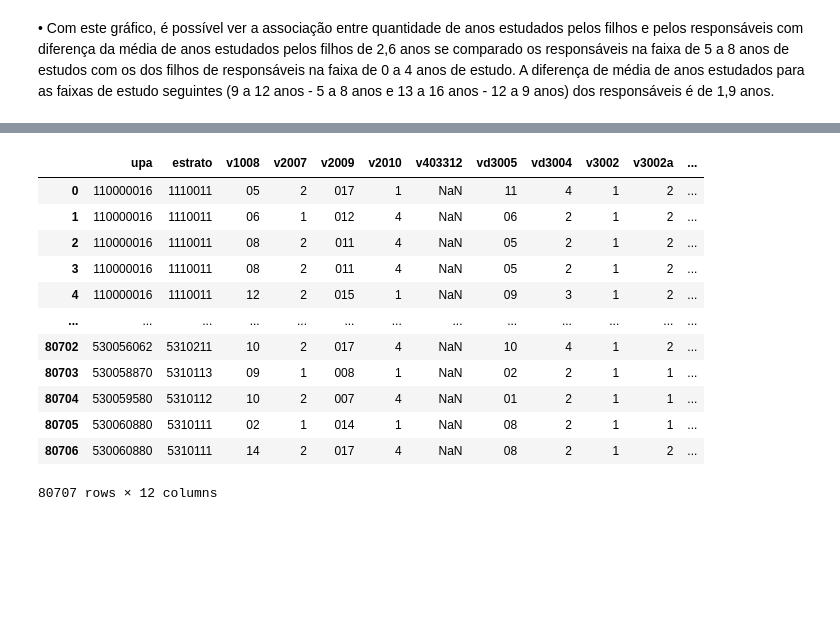
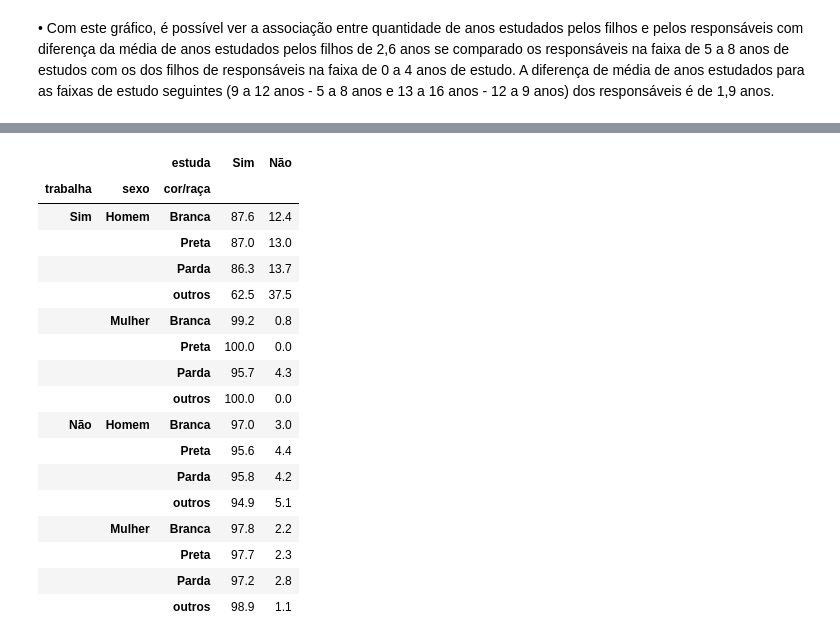
Before and after one commit to GCPeppe/analise-PNAD-educacao, a Jupyter notebook: PNAD2.ipynb, the cells around one changed output, grey strips where cells are left out. Drawn from its saved outputs; the diff is of its cells as text; code cells hidden in the pictures; blank space fills up the shorter version.

Commit message:
"exclusão escolar cruzando 3 variáveis"

```diff
--- a/PNAD2.ipynb
+++ b/PNAD2.ipynb
@@ -46,5 +46,5 @@ del pnad2
 # %%
-with zipfile.ZipFile(f'C:/DATASETS/IBGE/PNAD/Dicionario_e_input_20220224.zip') as z:
+with ZipFile(f'C:/DATASETS/IBGE/PNAD/Dicionario_e_input_20220224.zip') as z:
         df_dict = pd.read_excel(z.open(z.namelist()[0]), header=None,
                               skiprows=4, dtype='string').dropna(how='all')[[0, 1, 2, 4, 5, 6]]
 
@@ -151,12 +153,14 @@ variaveis = ['upa','estrato','v1008', 'v2007', 'v2009', 'v2010', 'v403312','vd30
 idadeEscolar = pnad[
                         ((pnad['v2009'].astype(int)>3)&(pnad['v2009'].astype(int)<18))&
                         ((pnad['v2005']=='04')|(pnad['v2005']=='05'))&
-                        (pnad['vd3004'].dropna().astype(int)<5)
+                        (pnad['vd3004'].dropna().astype(int)<5)&
+                        (pnad['v2010']!='9')
                                                                         ][variaveis]
 idadeEscolar.reset_index(drop=True, inplace=True)
 # %%
-idadeEscolar['trabalha'] = [1 if (x[0]=='1' or x[1]=='1') else '2' if (x[0]=='2' or x[1]=='2') else np.nan
- for x in zip(idadeEscolar['v4001'], idadeEscolar['v4002'])]
+idadeEscolar['v2010'] = ['outros' if x=='3' or x=='5' else x for x in idadeEscolar['v2010']]
+idadeEscolar['trabalha'] = ['1' if (x[0]=='1' or x[1]=='1') else '2' if (x[0]=='2' or x[1]=='2') else np.nan
+                                                 for x in zip(idadeEscolar['v4001'], idadeEscolar['v4002'])]
 idadeEscolar.drop(['v4001', 'v4002'], axis=1, inplace=True)
 # %%
 idadeEscolar[idadeEscolar['v3002']=='2'].shape[0] / idadeEscolar.shape[0]
@@ -165,16 +169,30 @@ idadeEscolar[idadeEscolar['v3002']=='2'].shape[0] / idadeEscolar.shape[0]
 # %%
-idadeEscolar
+tabelaContingencia = pd.crosstab(idadeEscolar[idadeEscolar['v2009'].astype(int)>13]['v3002'].rename('estuda'),
+            [idadeEscolar[idadeEscolar['v2009'].astype(int)>13]['trabalha'].rename(cat_dict(idadeEscolar, 'v3002')),
+             idadeEscolar[idadeEscolar['v2009'].astype(int)>13]['v2007'].rename('sexo'),
+             idadeEscolar[idadeEscolar['v2009'].astype(int)>13]['v2010'].rename('cor/raça')], normalize='columns')\
+                                                                .rename(cat_dict(idadeEscolar, 'v2007'), axis=1, level=1)\
+                                                                .rename(cat_dict(idadeEscolar, 'v4001'), axis=1, level=0)\
+                                                                .rename(cat_dict(idadeEscolar, 'v2010'), axis=1, level=2)\
+                                                                .rename(cat_dict(idadeEscolar, 'v4001'))
-# %% [output]
-|  | upa | estrato | v1008 | v2007 | v2009 | v2010 | v403312 | vd3005 | vd3004 | v3002 | v3002a | ... |
-| 0 | 110000016 | 1110011 | 05 | 2 | 017 | 1 | NaN | 11 | 4 | 1 | 2 | ... |
-| 1 | 110000016 | 1110011 | 06 | 1 | 012 | 4 | NaN | 06 | 2 | 1 | 2 | ... |
-| 2 | 110000016 | 1110011 | 08 | 2 | 011 | 4 | NaN | 05 | 2 | 1 | 2 | ... |
-| 3 | 110000016 | 1110011 | 08 | 2 | 011 | 4 | NaN | 05 | 2 | 1 | 2 | ... |
-| 4 | 110000016 | 1110011 | 12 | 2 | 015 | 1 | NaN | 09 | 3 | 1 | 2 | ... |
-| ... | ... | ... | ... | ... | ... | ... | ... | ... | ... | ... | ... | ... |
-| 80702 | 530056062 | 5310211 | 10 | 2 | 017 | 4 | NaN | 10 | 4 | 1 | 2 | ... |
-| 80703 | 530058870 | 5310113 | 09 | 1 | 008 | 1 | NaN | 02 | 2 | 1 | 1 | ... |
-| 80704 | 530059580 | 5310112 | 10 | 2 | 007 | 4 | NaN | 01 | 2 | 1 | 1 | ... |
-| 80705 | 530060880 | 5310111 | 02 | 1 | 014 | 1 | NaN | 08 | 2 | 1 | 1 | ... |
-| 80706 | 530060880 | 5310111 | 14 | 2 | 017 | 4 | NaN | 08 | 2 | 1 | 2 | ... |
-80707 rows × 12 columns
+# %%
+tabelaContingencia.transpose().round(3)*100
+# %% [output]
+|  |  | estuda | Sim | Não |
+| trabalha | sexo | cor/raça |  |  |
+| Sim | Homem | Branca | 87.6 | 12.4 |
+|  |  | Preta | 87.0 | 13.0 |
+|  |  | Parda | 86.3 | 13.7 |
+|  |  | outros | 62.5 | 37.5 |
+|  | Mulher | Branca | 99.2 | 0.8 |
+|  |  | Preta | 100.0 | 0.0 |
+|  |  | Parda | 95.7 | 4.3 |
+|  |  | outros | 100.0 | 0.0 |
+| Não | Homem | Branca | 97.0 | 3.0 |
+|  |  | Preta | 95.6 | 4.4 |
+|  |  | Parda | 95.8 | 4.2 |
+|  |  | outros | 94.9 | 5.1 |
+|  | Mulher | Branca | 97.8 | 2.2 |
+|  |  | Preta | 97.7 | 2.3 |
+|  |  | Parda | 97.2 | 2.8 |
+|  |  | outros | 98.9 | 1.1 |
```
Also changed, not shown: parts of 7 cells of this notebook.
